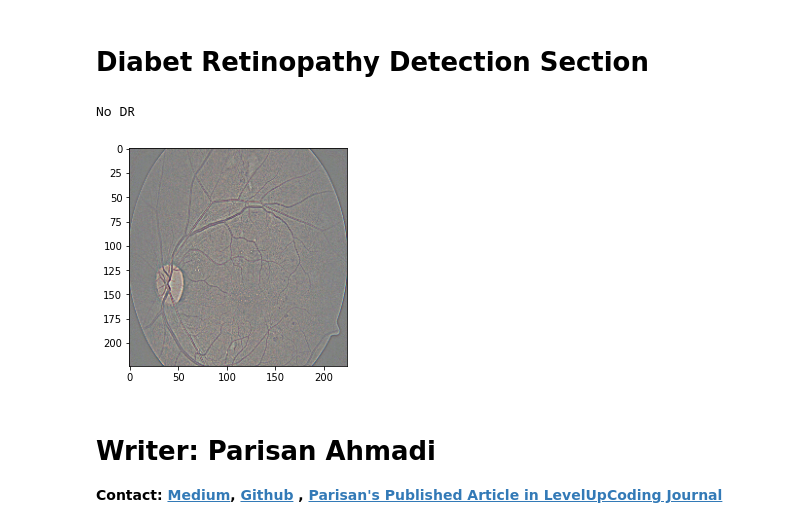
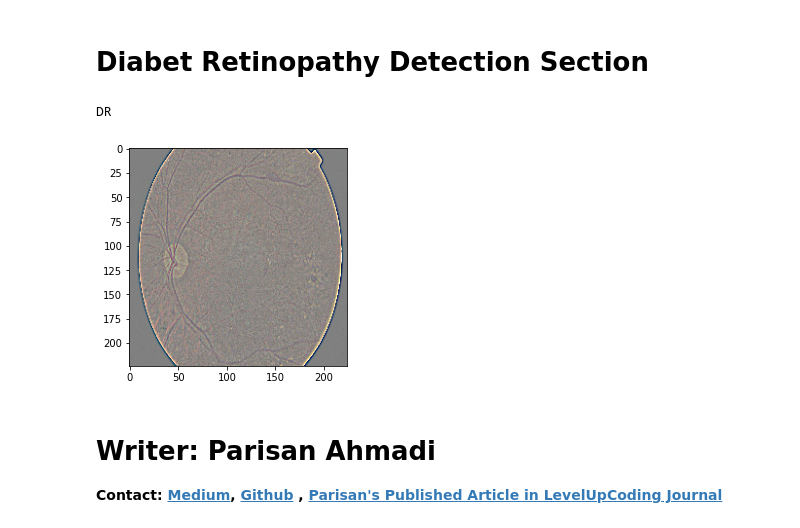
Before and after one commit to parisa-ahmadi/DataScience-MachineLearning-Projects, a Jupyter notebook: dl-diabet-retinopathy-detection-project-by-parisan.ipynb, the cells around one changed output. Saved outputs shown, nothing was run; the diff lists cells and outputs as text; code cells hidden in the pictures.

Commit message:
Kaggle Notebook | DL-Diabet Retinopathy-Detection-95%Acc-by parisan | Version 3

```diff
--- a/dl-diabet-retinopathy-detection-project-by-parisan.ipynb
+++ b/dl-diabet-retinopathy-detection-project-by-parisan.ipynb
@@ -406,10 +406,10 @@ def predict_class(path):
     else:
         print('DR')
 # %%
-predict_class('../input/diabetic-retinopathy-224x224-gaussian-filtered/gaussian_filtered_images/gaussian_filtered_images/Proliferate_DR/0243404e8a00.png')
+predict_class('../input/diabetic-retinopathy-224x224-gaussian-filtered/gaussian_filtered_images/gaussian_filtered_images/Severe/03c85870824c.png')
 # %% [output]
-No DR
+DR
-[figure, old version]
+[figure, new version]
 # %% [markdown]
 
 # ****Writer: Parisan Ahmadi****
```
Also changed, not shown: parts of 4 cells of this notebook.
